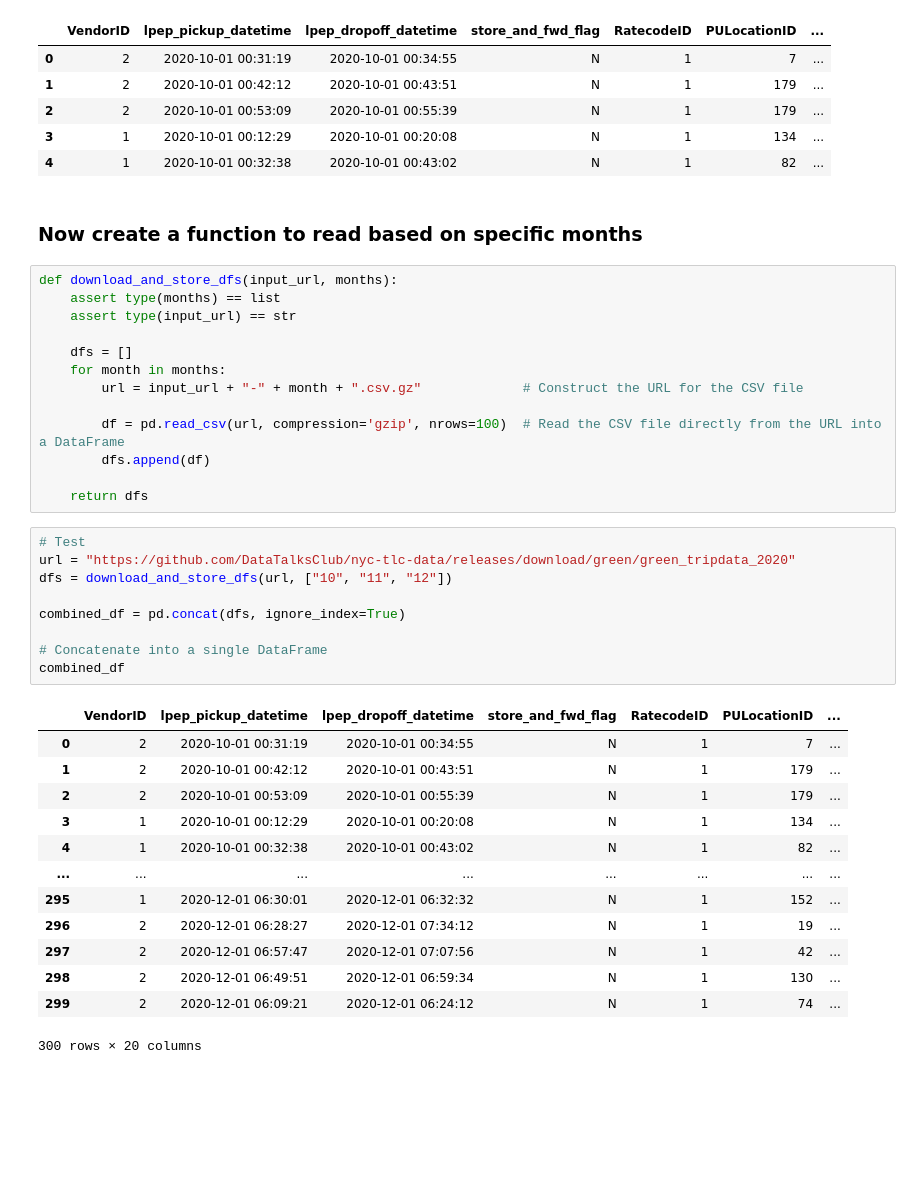
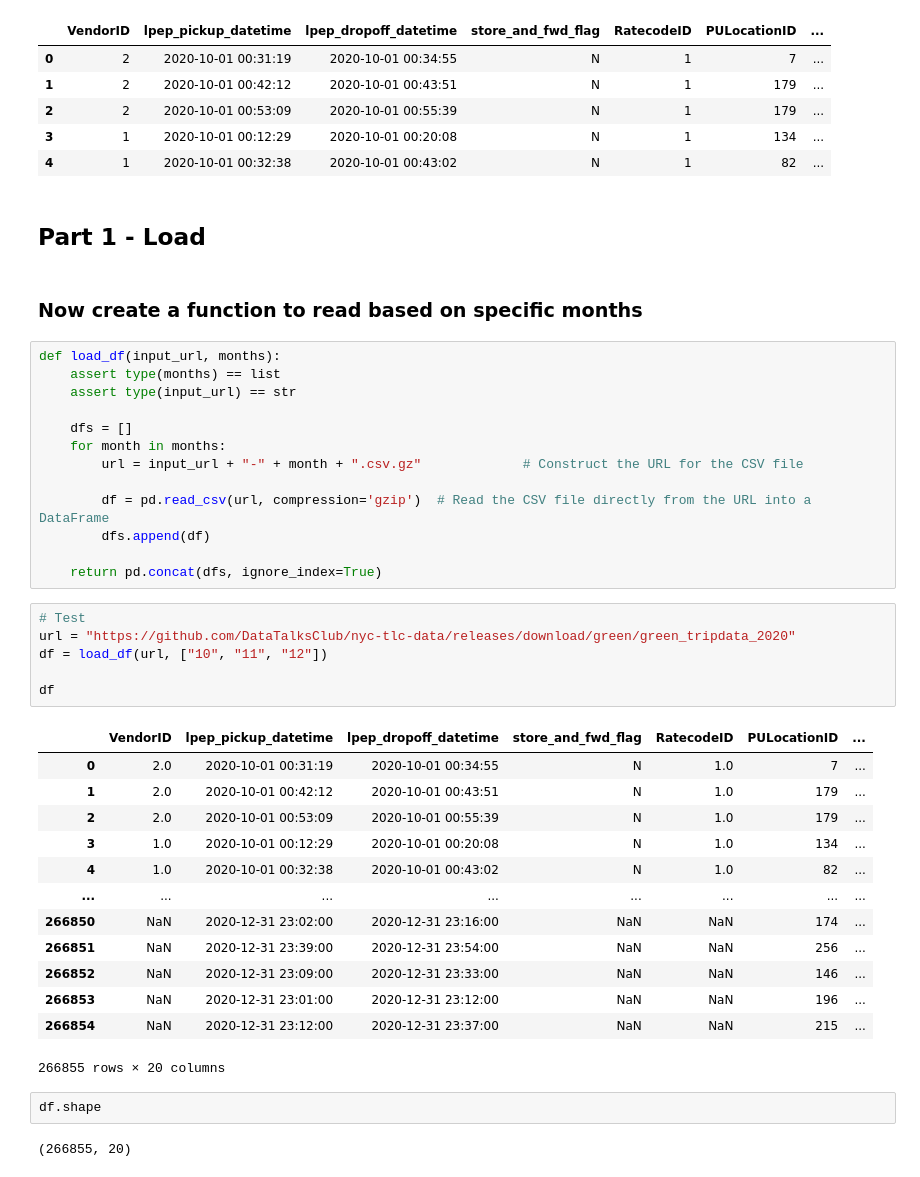
Before and after one commit to stavros-vl/de-zoomcamp, a Jupyter notebook: workflow_orchestration/notebooks/green-taxi-pipeline.ipynb, the cells around one changed output. Drawn from its saved outputs; the diff is of its cells as text; blank space fills up the shorter version.

```diff
--- a/workflow_orchestration/notebooks/green-taxi-pipeline.ipynb
+++ b/workflow_orchestration/notebooks/green-taxi-pipeline.ipynb
@@ -14,10 +16,12 @@ df[:5]
 | 2 | 2 | 2020-10-01 00:53:09 | 2020-10-01 00:55:39 | N | 1 | 179 | ... |
 | 3 | 1 | 2020-10-01 00:12:29 | 2020-10-01 00:20:08 | N | 1 | 134 | ... |
 | 4 | 1 | 2020-10-01 00:32:38 | 2020-10-01 00:43:02 | N | 1 | 82 | ... |
+# %% [markdown]
+## Part 1 - Load
 # %% [markdown]
 ### Now create a function to read based on specific months
 # %%
-def download_and_store_dfs(input_url, months):
+def load_df(input_url, months):
     assert type(months) == list
     assert type(input_url) == str
 
@@ -25,30 +29,31 @@ def download_and_store_dfs(input_url, months):
     for month in months:
         url = input_url + "-" + month + ".csv.gz"             # Construct the URL for the CSV file
 
-        df = pd.read_csv(url, compression='gzip', nrows=100)  # Read the CSV file directly from the URL into a DataFrame
+        df = pd.read_csv(url, compression='gzip')  # Read the CSV file directly from the URL into a DataFrame
         dfs.append(df)
 
-    return dfs
+    return pd.concat(dfs, ignore_index=True)
 # %%
 # Test
 url = "https://github.com/DataTalksClub/nyc-tlc-data/releases/download/green/green_tripdata_2020"
-dfs = download_and_store_dfs(url, ["10", "11", "12"])
+df = load_df(url, ["10", "11", "12"])
 
-combined_df = pd.concat(dfs, ignore_index=True)
-
-# Concatenate into a single DataFrame
-combined_df
+df
 # %% [output]
 |  | VendorID | lpep_pickup_datetime | lpep_dropoff_datetime | store_and_fwd_flag | RatecodeID | PULocationID | ... |
-| 0 | 2 | 2020-10-01 00:31:19 | 2020-10-01 00:34:55 | N | 1 | 7 | ... |
-| 1 | 2 | 2020-10-01 00:42:12 | 2020-10-01 00:43:51 | N | 1 | 179 | ... |
-| 2 | 2 | 2020-10-01 00:53:09 | 2020-10-01 00:55:39 | N | 1 | 179 | ... |
-| 3 | 1 | 2020-10-01 00:12:29 | 2020-10-01 00:20:08 | N | 1 | 134 | ... |
-| 4 | 1 | 2020-10-01 00:32:38 | 2020-10-01 00:43:02 | N | 1 | 82 | ... |
+| 0 | 2.0 | 2020-10-01 00:31:19 | 2020-10-01 00:34:55 | N | 1.0 | 7 | ... |
+| 1 | 2.0 | 2020-10-01 00:42:12 | 2020-10-01 00:43:51 | N | 1.0 | 179 | ... |
+| 2 | 2.0 | 2020-10-01 00:53:09 | 2020-10-01 00:55:39 | N | 1.0 | 179 | ... |
+| 3 | 1.0 | 2020-10-01 00:12:29 | 2020-10-01 00:20:08 | N | 1.0 | 134 | ... |
+| 4 | 1.0 | 2020-10-01 00:32:38 | 2020-10-01 00:43:02 | N | 1.0 | 82 | ... |
 | ... | ... | ... | ... | ... | ... | ... | ... |
-| 295 | 1 | 2020-12-01 06:30:01 | 2020-12-01 06:32:32 | N | 1 | 152 | ... |
-| 296 | 2 | 2020-12-01 06:28:27 | 2020-12-01 07:34:12 | N | 1 | 19 | ... |
-| 297 | 2 | 2020-12-01 06:57:47 | 2020-12-01 07:07:56 | N | 1 | 42 | ... |
-| 298 | 2 | 2020-12-01 06:49:51 | 2020-12-01 06:59:34 | N | 1 | 130 | ... |
-| 299 | 2 | 2020-12-01 06:09:21 | 2020-12-01 06:24:12 | N | 1 | 74 | ... |
+| 266850 | NaN | 2020-12-31 23:02:00 | 2020-12-31 23:16:00 | NaN | NaN | 174 | ... |
+| 266851 | NaN | 2020-12-31 23:39:00 | 2020-12-31 23:54:00 | NaN | NaN | 256 | ... |
+| 266852 | NaN | 2020-12-31 23:09:00 | 2020-12-31 23:33:00 | NaN | NaN | 146 | ... |
+| 266853 | NaN | 2020-12-31 23:01:00 | 2020-12-31 23:12:00 | NaN | NaN | 196 | ... |
+| 266854 | NaN | 2020-12-31 23:12:00 | 2020-12-31 23:37:00 | NaN | NaN | 215 | ... |
-300 rows × 20 columns
+266855 rows × 20 columns
+# %%
+df.shape
+# %% [output]
+(266855, 20)
```
Also changed, not shown: parts of 6 cells of this notebook.
